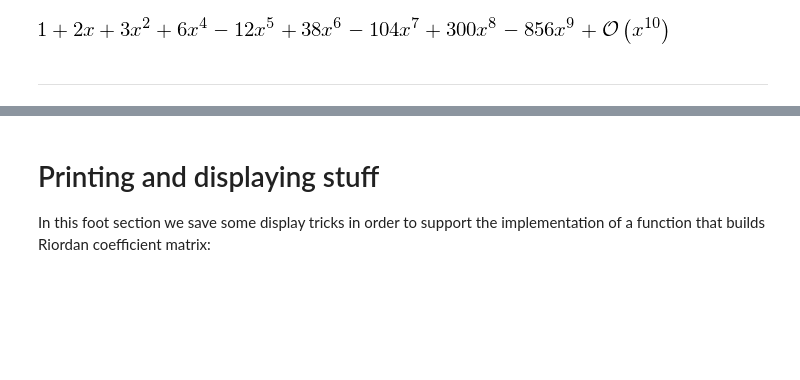
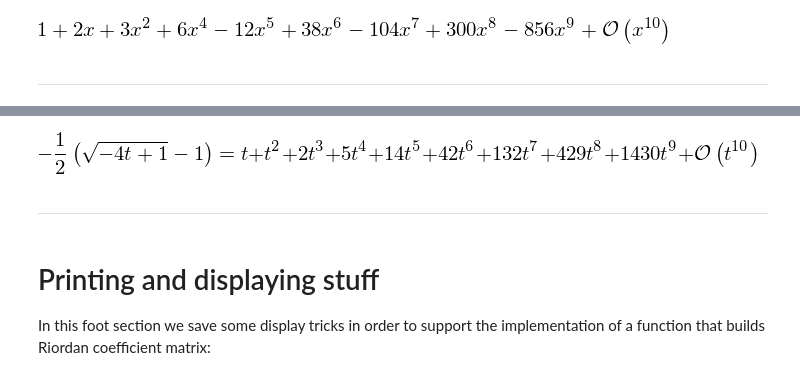
Before and after one commit to massimo-nocentini/master-thesis, a Jupyter notebook: sympy/notebooks/The Riordan Group.ipynb, the cells around one changed output, grey strips where cells are left out. Saved outputs shown, nothing was run; the diff lists cells and outputs as text; code cells hidden in the pictures; blank space fills up the shorter version.

```diff
--- a/sympy/notebooks/The Riordan Group.ipynb
+++ b/sympy/notebooks/The Riordan Group.ipynb
@@ -187,0 +192,5 @@ None
+# %%
+def d(x): return 1/(1-x-x**2)
+def h(x): return (1-sqrt(1-4*x))/2
+
+Latex(Riordan_matrix_latex_code(d, h, t, order=10))
@@ -188,3 +199,9 @@ None
+# %%
+Eq(h(t).factor(), series(h(t),n=10))
+# %% [output]
+[figure, added]
+# %% [markdown]
+---
 # %% [markdown]
 # Printing and displaying stuff
 
```
Also changed, not shown: parts of 4 cells of this notebook, 1 other file.
